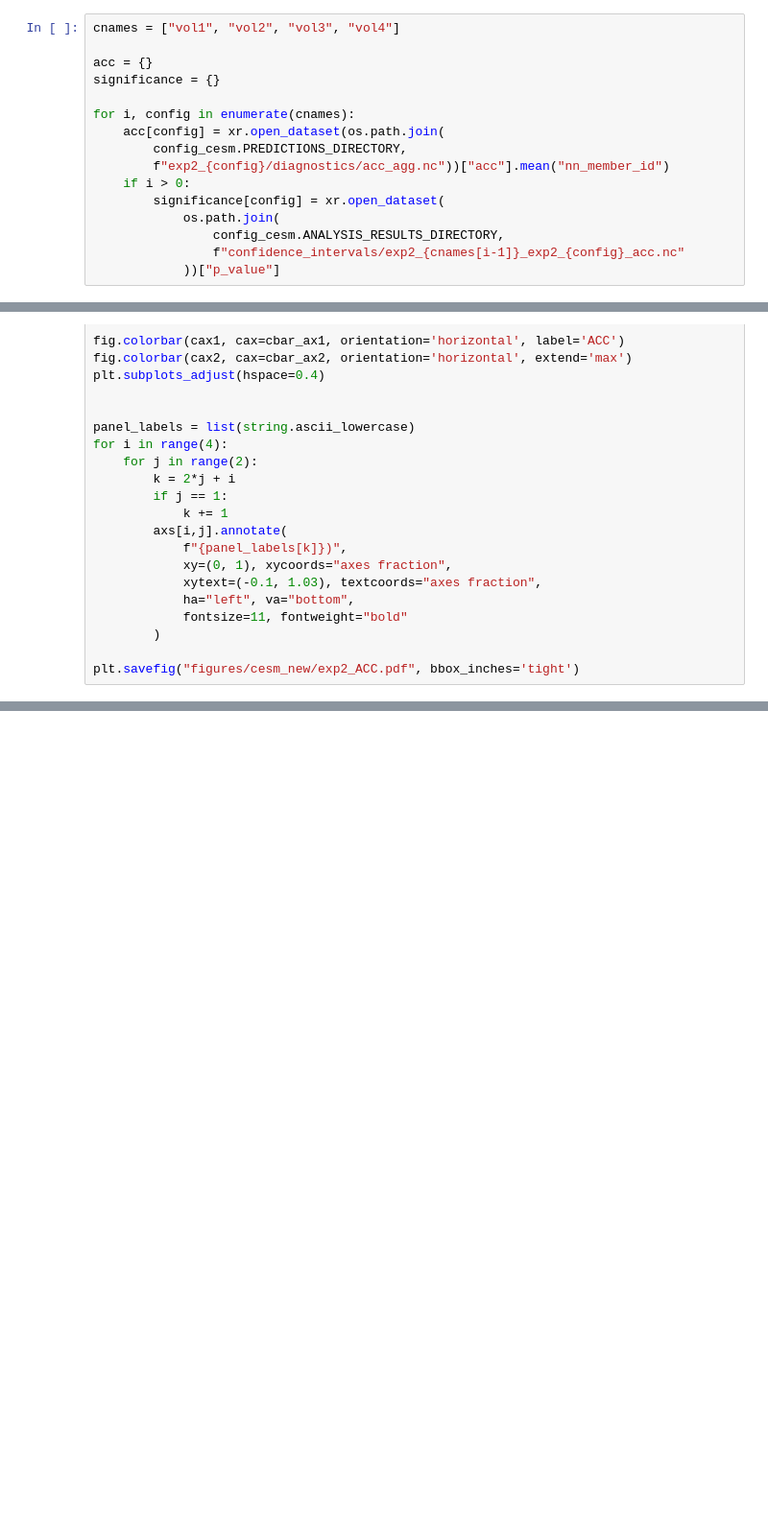
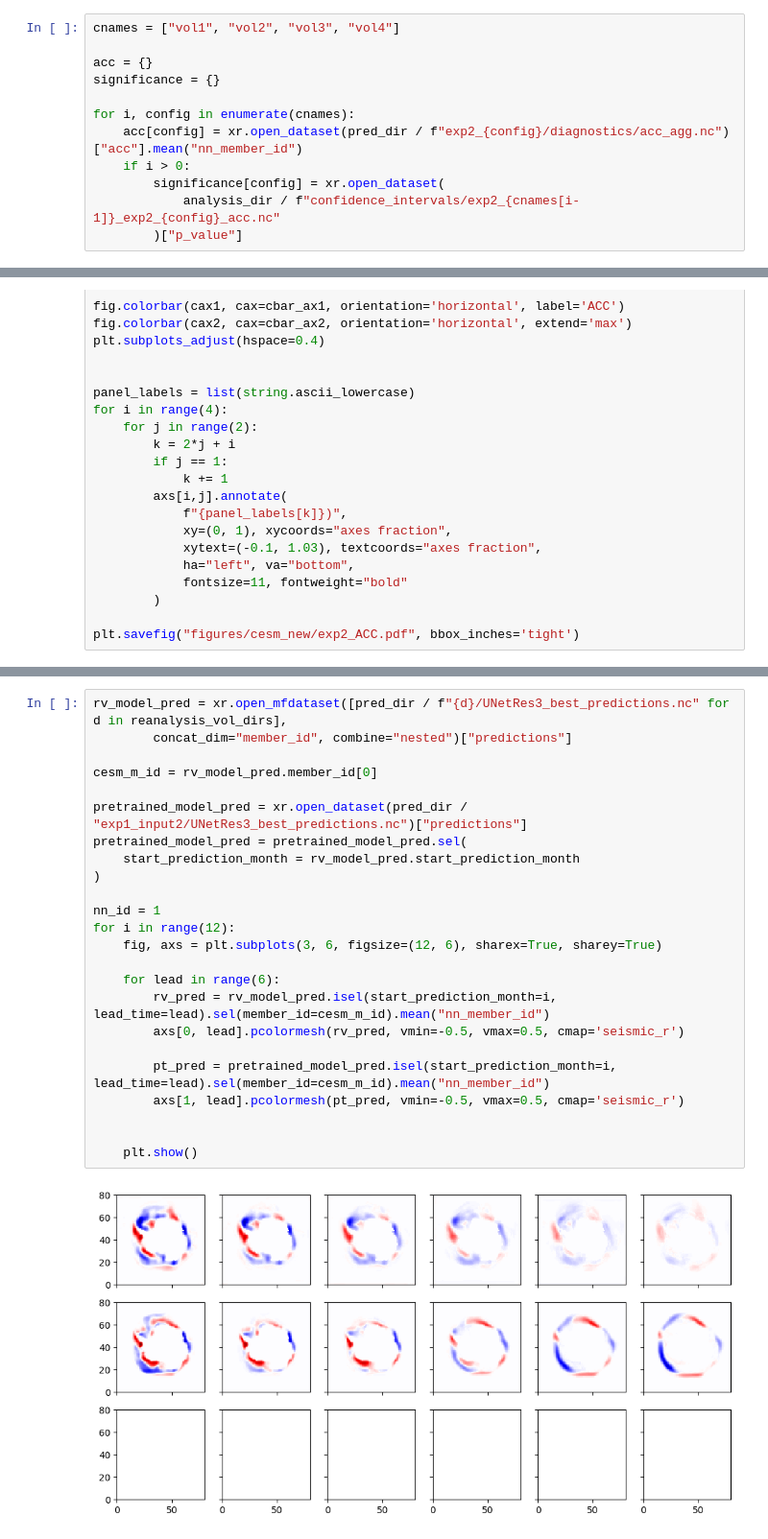
Before and after one commit to ychnli/sicpred, a Jupyter notebook: exp2_figures.ipynb, the cells around one changed output, grey strips where cells are left out. Shown at 96% size. Saved outputs shown, nothing was run; the diff lists cells and outputs as text; blank space fills up the shorter version.

```diff
--- a/exp2_figures.ipynb
+++ b/exp2_figures.ipynb
@@ -92,15 +97,11 @@ acc = {}
 significance = {}
 
 for i, config in enumerate(cnames):
-    acc[config] = xr.open_dataset(os.path.join(
-        config_cesm.PREDICTIONS_DIRECTORY,
-        f"exp2_{config}/diagnostics/acc_agg.nc"))["acc"].mean("nn_member_id")
+    acc[config] = xr.open_dataset(pred_dir / f"exp2_{config}/diagnostics/acc_agg.nc")["acc"].mean("nn_member_id")
     if i > 0:
         significance[config] = xr.open_dataset(
-            os.path.join(
-                config_cesm.ANALYSIS_RESULTS_DIRECTORY,
-                f"confidence_intervals/exp2_{cnames[i-1]}_exp2_{config}_acc.nc"
-            ))["p_value"]
+            analysis_dir / f"confidence_intervals/exp2_{cnames[i-1]}_exp2_{config}_acc.nc"
+        )["p_value"]
 # %%
 fig, axs = plt.subplots(nrows=4, ncols=2, figsize=(8,8), sharex=True, sharey=True)
 P_VALUE_CUTOFF = 0.01
@@ -172,0 +188,26 @@ plt.savefig("figures/cesm_new/exp2_ACC.pdf", bbox_inches='tight')
+# %%
+rv_model_pred = xr.open_mfdataset([pred_dir / f"{d}/UNetRes3_best_predictions.nc" for d in reanalysis_vol_dirs],
+        concat_dim="member_id", combine="nested")["predictions"]
+
+cesm_m_id = rv_model_pred.member_id[0]
+
+pretrained_model_pred = xr.open_dataset(pred_dir / "exp1_input2/UNetRes3_best_predictions.nc")["predictions"]
+pretrained_model_pred = pretrained_model_pred.sel(
+    start_prediction_month = rv_model_pred.start_prediction_month
+)
+
+nn_id = 1
+for i in range(12):
+    fig, axs = plt.subplots(3, 6, figsize=(12, 6), sharex=True, sharey=True)
+
+    for lead in range(6):
+        rv_pred = rv_model_pred.isel(start_prediction_month=i, lead_time=lead).sel(member_id=cesm_m_id).mean("nn_member_id")
+        axs[0, lead].pcolormesh(rv_pred, vmin=-0.5, vmax=0.5, cmap='seismic_r')
+
+        pt_pred = pretrained_model_pred.isel(start_prediction_month=i, lead_time=lead).sel(member_id=cesm_m_id).mean("nn_member_id")
+        axs[1, lead].pcolormesh(pt_pred, vmin=-0.5, vmax=0.5, cmap='seismic_r')
+
+
+    plt.show()
+# %% [output]
+[figure, added]
```
Also changed, not shown: parts of 4 cells of this notebook, 29 other files.
